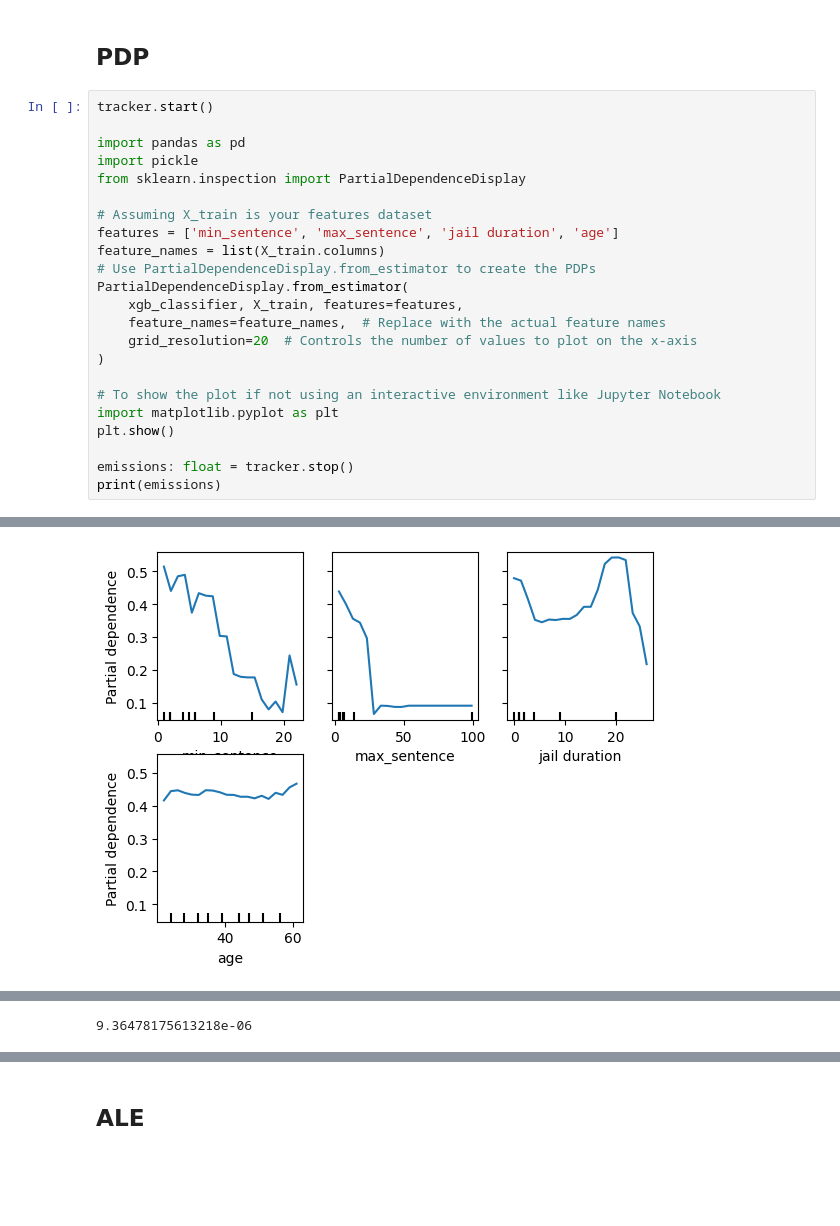
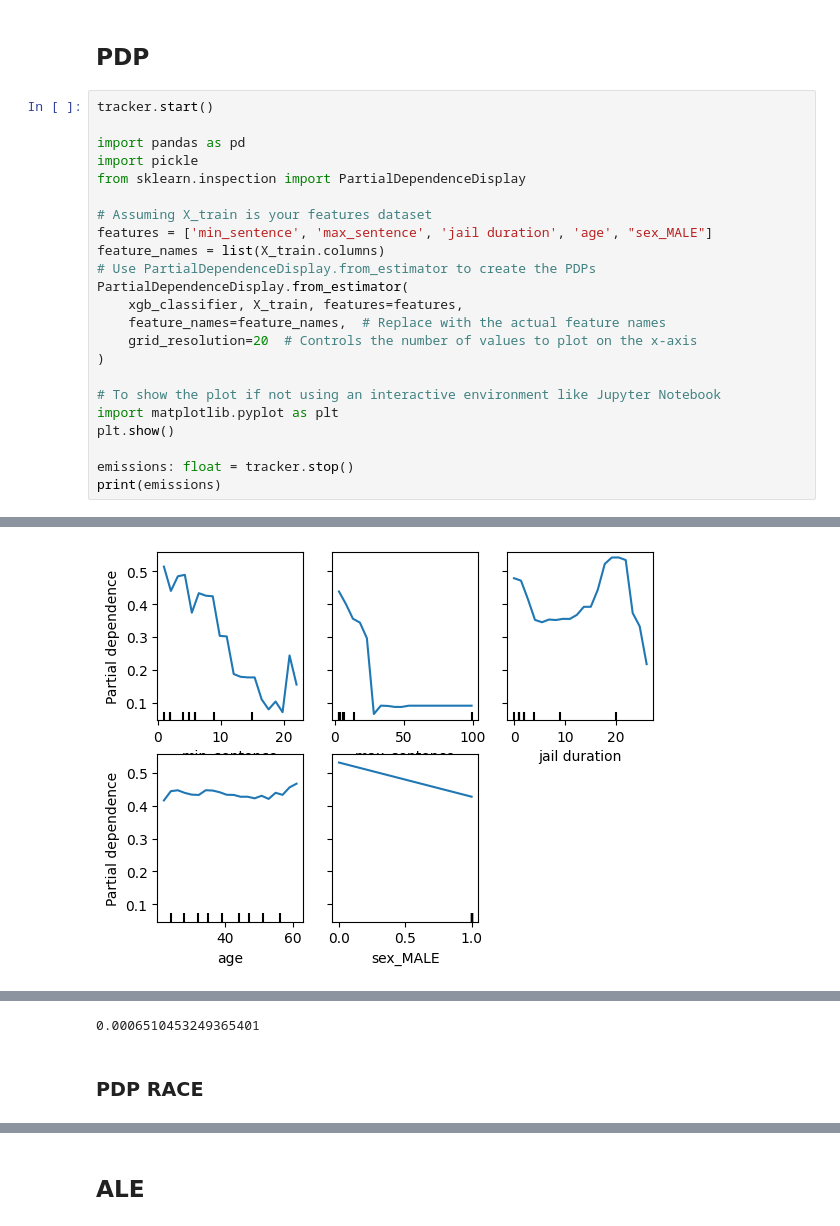
Before and after one commit to Idrissben/Interpretable-jimams, a Jupyter notebook: notebooks/step_5.ipynb, the cells around one changed output, grey strips where cells are left out. Saved outputs shown, nothing was run; the diff lists cells and outputs as text; blank space fills up the shorter version.

```diff
--- a/notebooks/step_5.ipynb
+++ b/notebooks/step_5.ipynb
@@ -49,7 +49,7 @@ import pickle
 from sklearn.inspection import PartialDependenceDisplay
 
 # Assuming X_train is your features dataset
-features = ['min_sentence', 'max_sentence', 'jail duration', 'age']
+features = ['min_sentence', 'max_sentence', 'jail duration', 'age', "sex_MALE"]
 feature_names = list(X_train.columns)
 # Use PartialDependenceDisplay.from_estimator to create the PDPs
 PartialDependenceDisplay.from_estimator(
@@ -69 +69 @@ print(emissions)
-[figure, old version]
+[figure, new version]
@@ -73 +75,3 @@ print(emissions)
-9.36478175613218e-06
+0.0006510453249365401
+# %% [markdown]
+### PDP RACE
```
Also changed, not shown: parts of 14 cells of this notebook.
